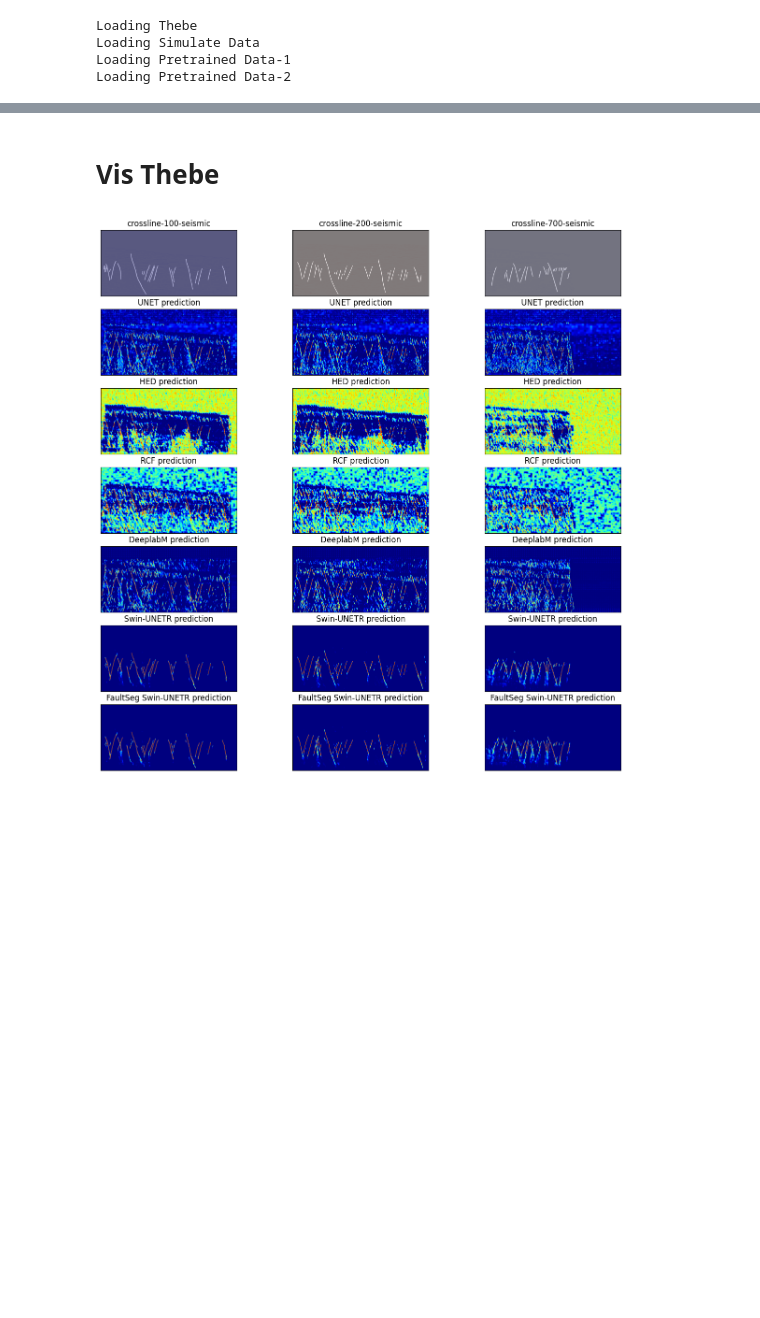
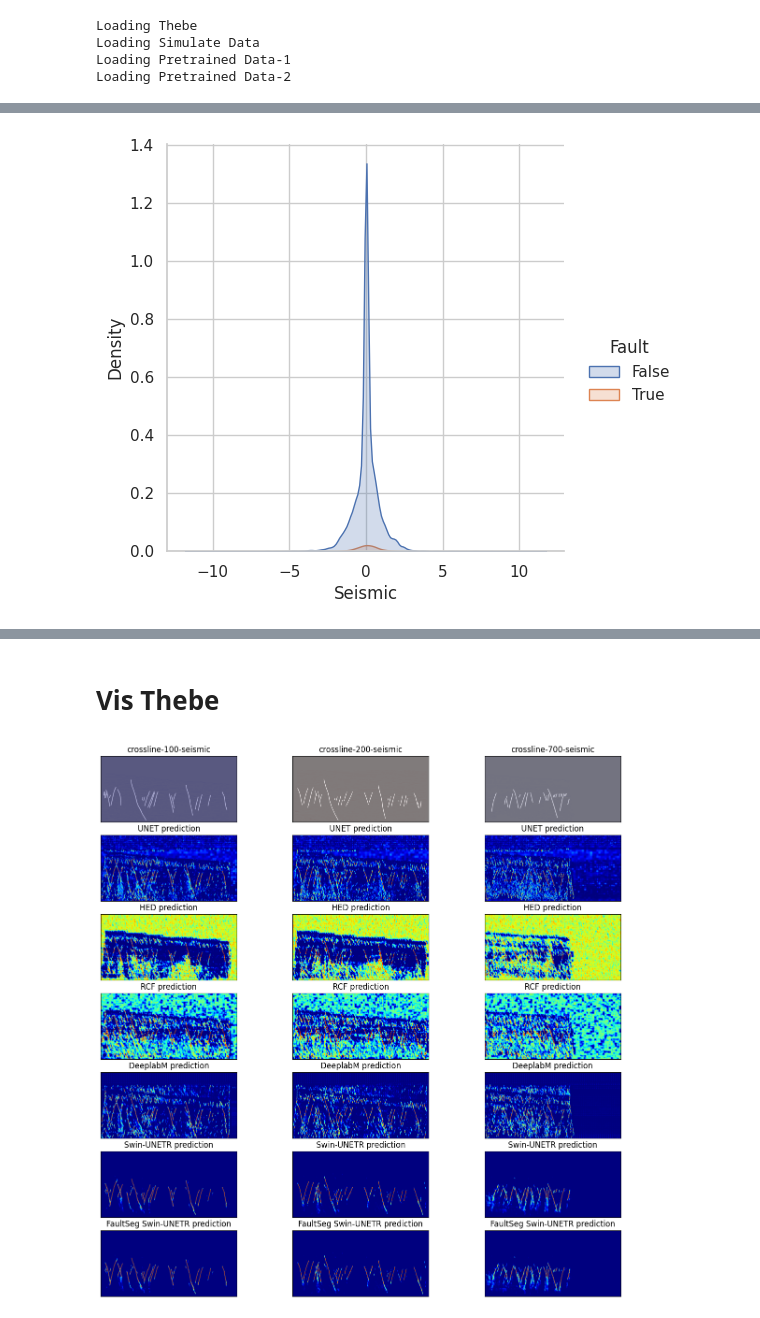
Before and after one commit to zezeze97/Fault_Recong, a Jupyter notebook: temp_vis.ipynb, the cells around one changed output, grey strips where cells are left out. Cells and saved outputs as stored; diff of their text form; code cells hidden in the pictures; blank space fills up the shorter version.

```diff
--- a/temp_vis.ipynb
+++ b/temp_vis.ipynb
@@ -62,0 +75,5 @@ plt.show()
+# %%
+sns.displot(data=df.loc[:2*num_sample-1, :], x="Seismic", hue="Fault", kind='kde', fill=True)
+plt.savefig('fault_distribution_1.png', dpi=300)
+# %% [output]
+[figure, added]
```
Also changed, not shown: parts of 11 cells of this notebook.
